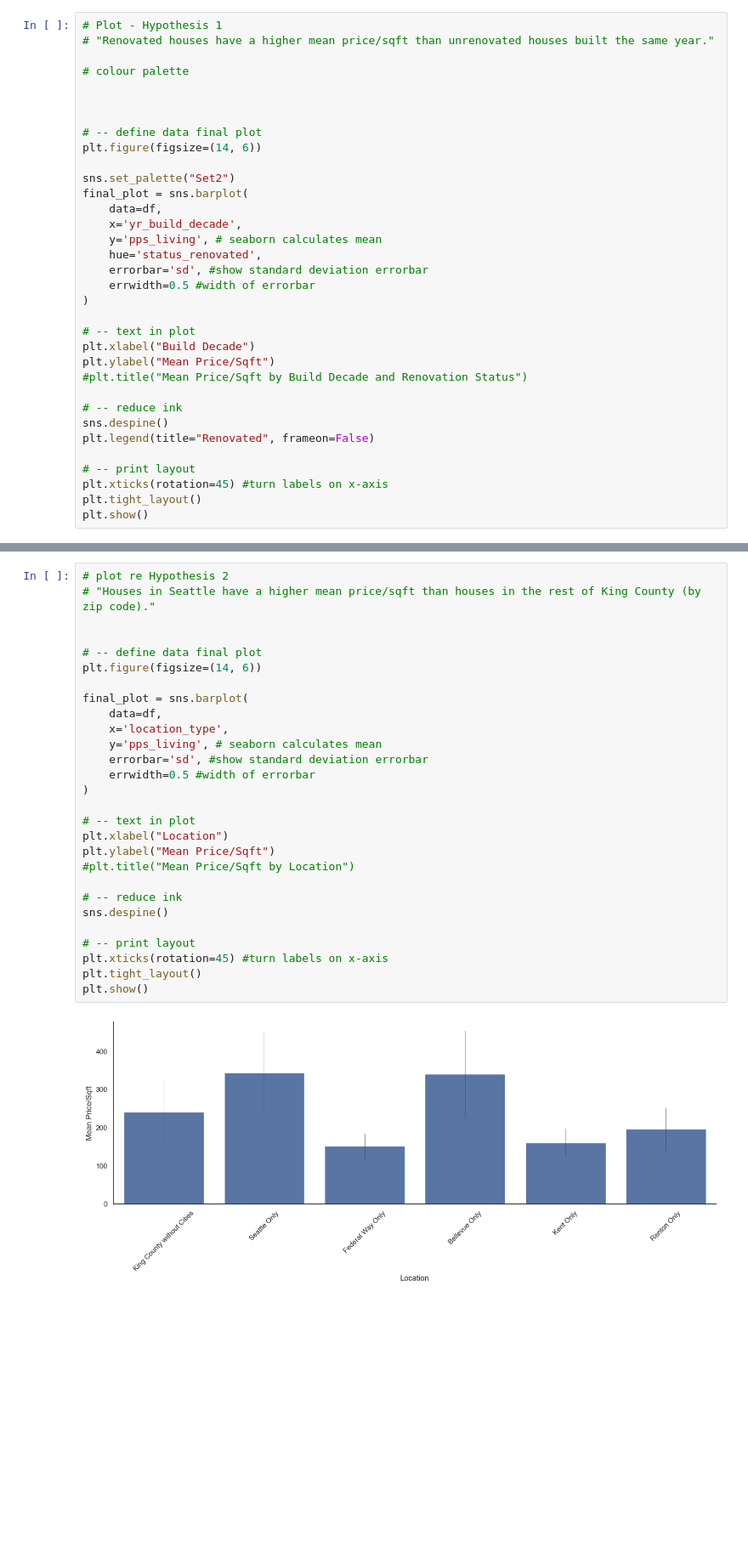
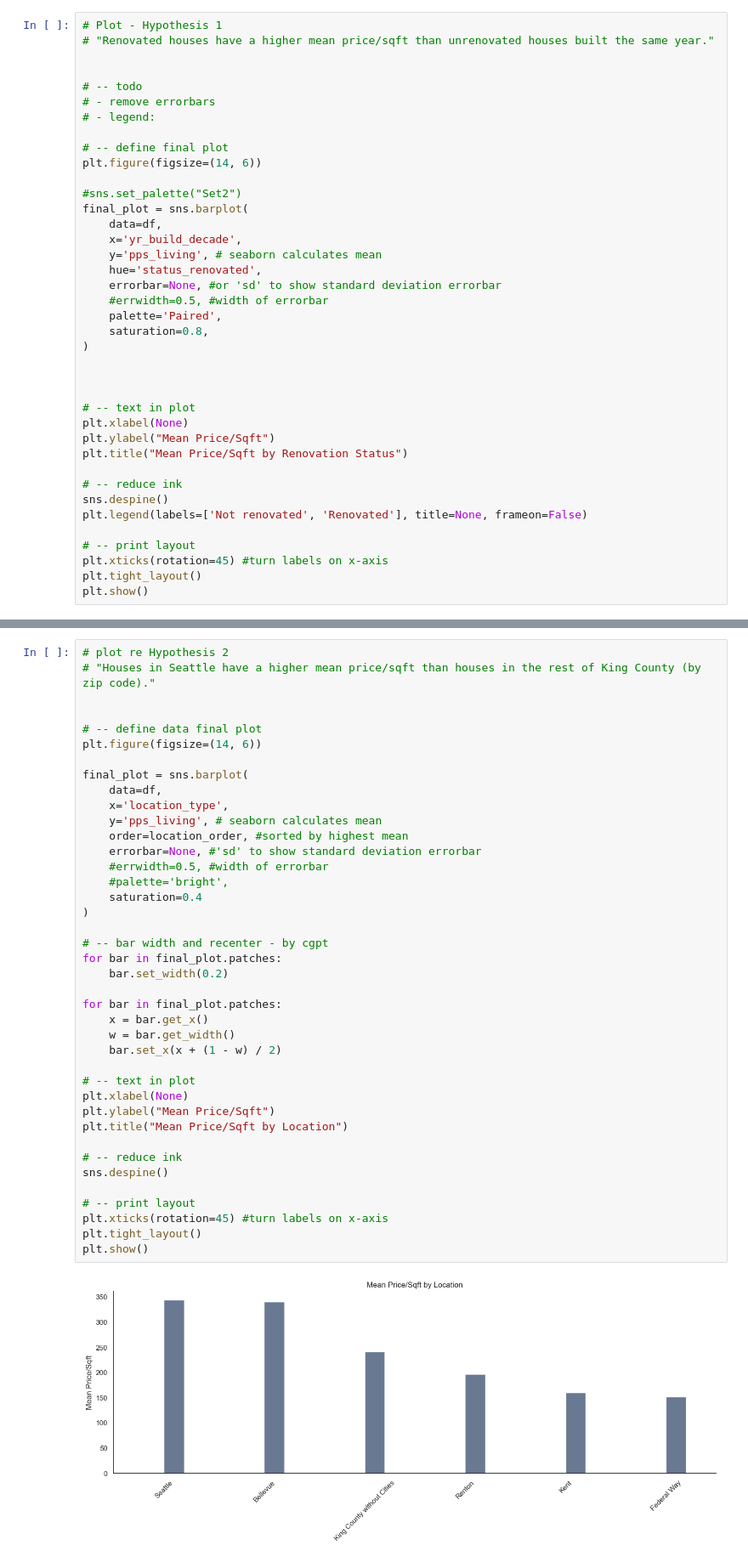
Before and after one commit to helgorithms/ds-eda-project, a Jupyter notebook: EDA.ipynb, the cells around one changed output, grey strips where cells are left out. Shown: that part at 85% size. Drawn from its saved outputs; the diff is of its cells as text; blank space fills up the shorter version.

```diff
--- a/EDA.ipynb
+++ b/EDA.ipynb
@@ -231,31 +224,36 @@ np.int64(10205)
 # Plot - Hypothesis 1
 # "Renovated houses have a higher mean price/sqft than unrenovated houses built the same year."
 
-# colour palette
 
+# -- todo
+# - remove errorbars
+# - legend:
 
-
-# -- define data final plot
+# -- define final plot
 plt.figure(figsize=(14, 6))
 
-sns.set_palette("Set2")
+#sns.set_palette("Set2")
 final_plot = sns.barplot(
     data=df,
     x='yr_build_decade',
     y='pps_living', # seaborn calculates mean
     hue='status_renovated',
-    errorbar='sd', #show standard deviation errorbar
-    errwidth=0.5 #width of errorbar
+    errorbar=None, #or 'sd' to show standard deviation errorbar
+    #errwidth=0.5, #width of errorbar
+    palette='Paired',
+    saturation=0.8,
 )
 
+
+
 # -- text in plot
-plt.xlabel("Build Decade")
+plt.xlabel(None)
 plt.ylabel("Mean Price/Sqft")
-#plt.title("Mean Price/Sqft by Build Decade and Renovation Status")
+plt.title("Mean Price/Sqft by Renovation Status")
 
 # -- reduce ink
 sns.despine()
-plt.legend(title="Renovated", frameon=False)
+plt.legend(labels=['Not renovated', 'Renovated'], title=None, frameon=False)
 
 # -- print layout
 plt.xticks(rotation=45) #turn labels on x-axis
@@ -296,30 +294,42 @@ True                  1 227.90  227.90   NaN 227.90 227.90
 # %%
 # plot re Hypothesis 2
 # "Houses in Seattle have a higher mean price/sqft than houses in the rest of King County (by zip code)."
 
 
 # -- define data final plot
 plt.figure(figsize=(14, 6))
 
 final_plot = sns.barplot(
     data=df,
     x='location_type',
     y='pps_living', # seaborn calculates mean
-    errorbar='sd', #show standard deviation errorbar
-    errwidth=0.5 #width of errorbar
+    order=location_order, #sorted by highest mean
+    errorbar=None, #'sd' to show standard deviation errorbar
+    #errwidth=0.5, #width of errorbar
+    #palette='bright',
+    saturation=0.4
 )
 
+# -- bar width and recenter - by cgpt
+for bar in final_plot.patches:
+    bar.set_width(0.2)
+
+for bar in final_plot.patches:
+    x = bar.get_x()
+    w = bar.get_width()
+    bar.set_x(x + (1 - w) / 2)
+
 # -- text in plot
-plt.xlabel("Location")
+plt.xlabel(None)
 plt.ylabel("Mean Price/Sqft")
-#plt.title("Mean Price/Sqft by Location")
+plt.title("Mean Price/Sqft by Location")
 
 # -- reduce ink
 sns.despine()
 
 # -- print layout
 plt.xticks(rotation=45) #turn labels on x-axis
 plt.tight_layout()
 plt.show()
 # %% [output]
-[figure, old version]
+[figure, new version]
```
Also changed, not shown: parts of 10 cells of this notebook.
